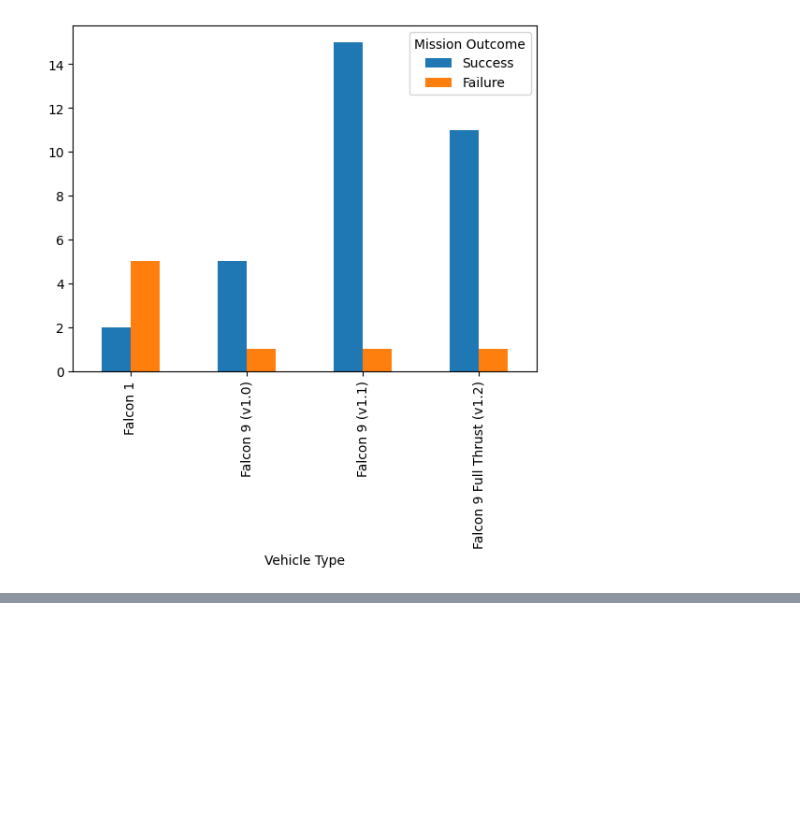
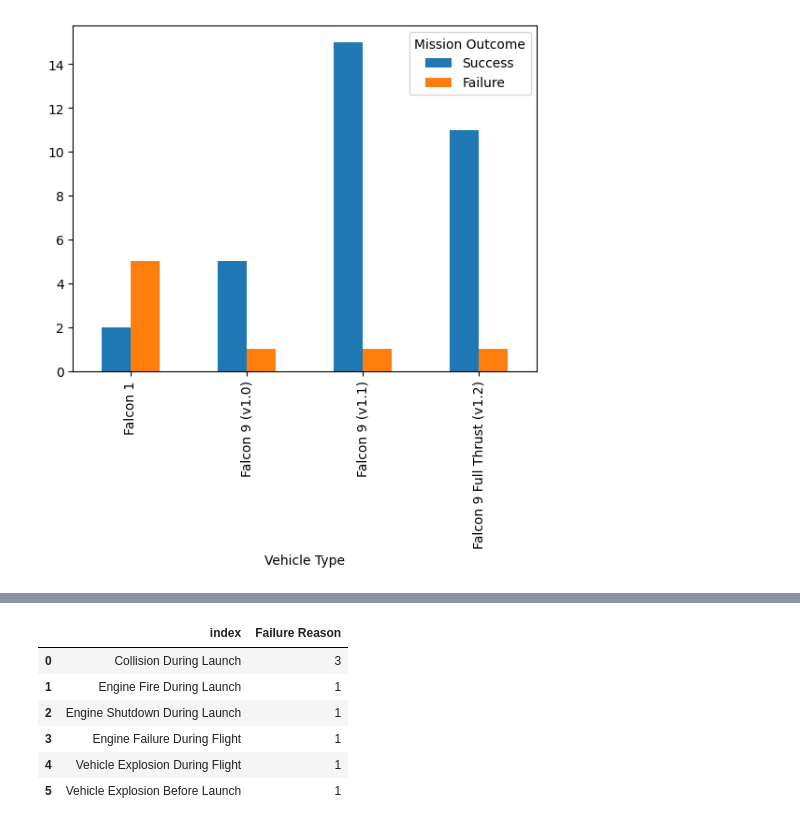
Before and after one commit to henriquecarvalho-maker/SpaceX-Missions-and-Satellites-Launched, a Jupyter notebook: Descriptive_analysis_missions_and_satellites.ipynb, the cells around one changed output, grey strips where cells are left out. Saved outputs shown, nothing was run; the diff lists cells and outputs as text; code cells hidden in the pictures; blank space fills up the shorter version.

```diff
--- a/Descriptive_analysis_missions_and_satellites.ipynb
+++ b/Descriptive_analysis_missions_and_satellites.ipynb
@@ -60,0 +68,5 @@ pivot_df.plot.bar(x='Vehicle Type', y=['Success', 'Failure'])
+# %%
+mask = data['Failure Reason'].notnull()
+# %%
+reason_fail = data.loc[mask, 'Failure Reason']
+reason_fail
@@ -60,0 +83,3 @@ pivot_df.plot.bar(x='Vehicle Type', y=['Success', 'Failure'])
+# %%
+reason_fail_ = reason_fail.value_counts()
+reason_fail_
@@ -60,0 +94,3 @@ pivot_df.plot.bar(x='Vehicle Type', y=['Success', 'Failure'])
+# %%
+reason_fail_df = reason_fail_.to_frame()
+reason_fail_df
@@ -60,0 +105,11 @@ pivot_df.plot.bar(x='Vehicle Type', y=['Success', 'Failure'])
+# %%
+reason_fail_df_ = reason_fail_df.reset_index(drop=False)
+reason_fail_df_
+# %% [output]
+|  | index | Failure Reason |
+| 0 | Collision During Launch | 3 |
+| 1 | Engine Fire During Launch | 1 |
+| 2 | Engine Shutdown During Launch | 1 |
+| 3 | Engine Failure During Flight | 1 |
+| 4 | Vehicle Explosion During Flight | 1 |
+| 5 | Vehicle Explosion Before Launch | 1 |
```
Also changed, not shown: parts of 6 cells of this notebook.
